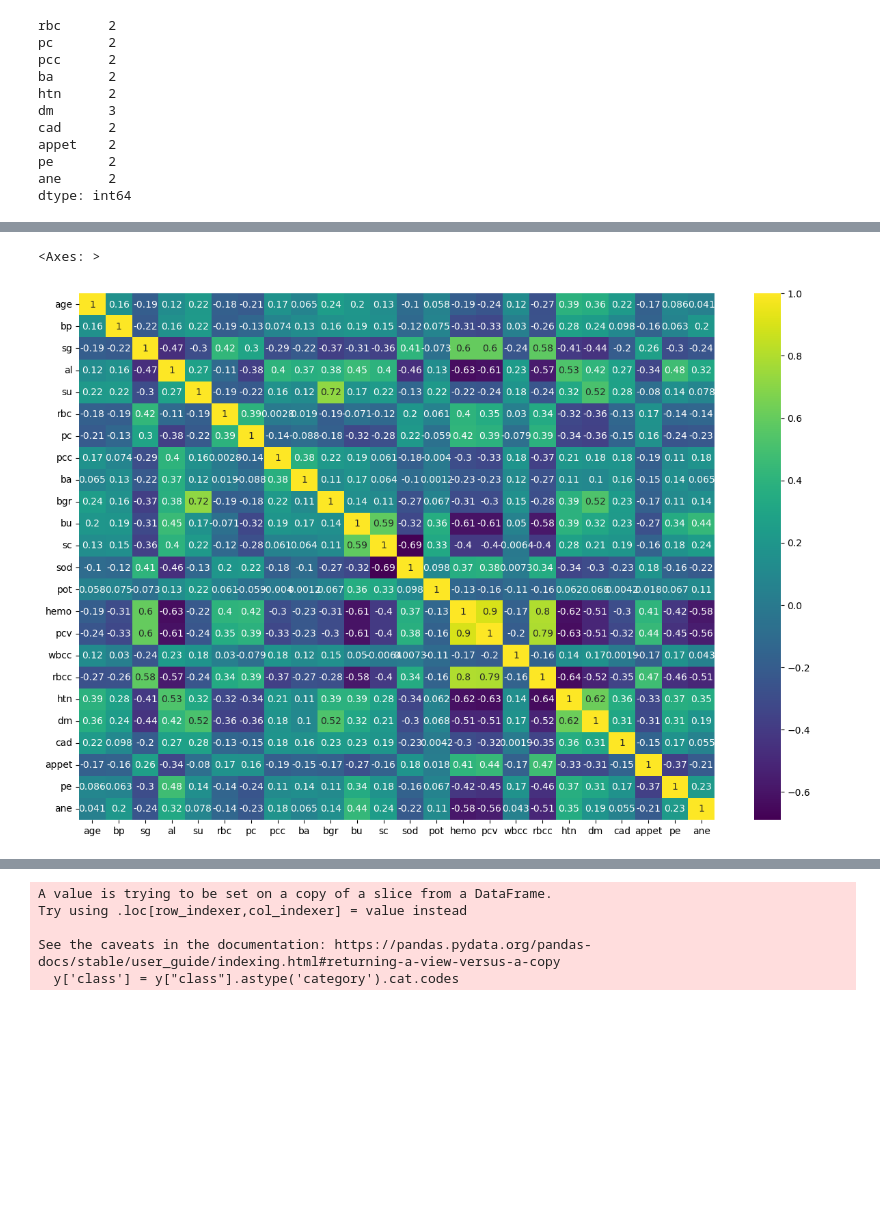
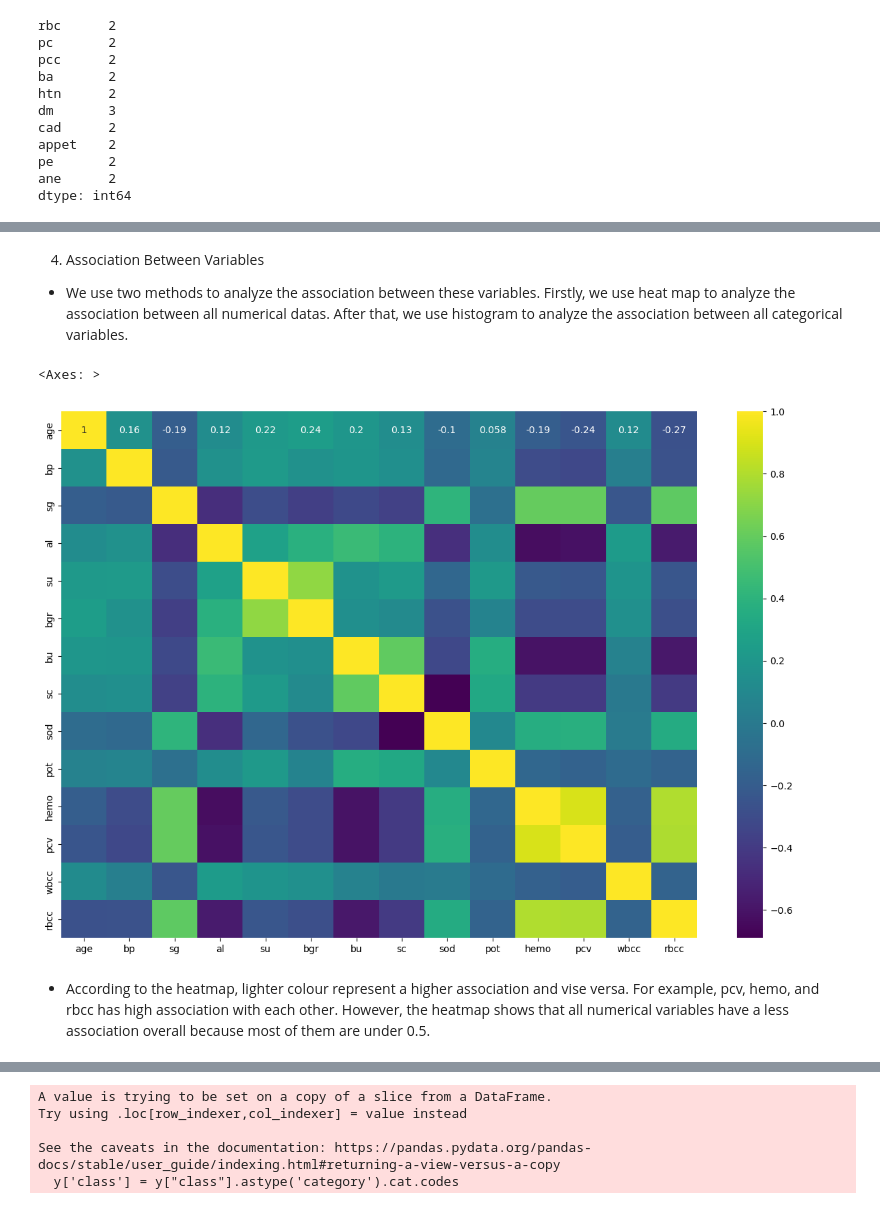
Before and after one commit to Zichuan66/Assignment-3, a Jupyter notebook: assignment6.ipynb, the cells around one changed output, grey strips where cells are left out. Saved outputs shown, nothing was run; the diff lists cells and outputs as text; code cells hidden in the pictures; blank space fills up the shorter version.

```diff
--- a/assignment6.ipynb
+++ b/assignment6.ipynb
@@ -333,6 +336,11 @@ maries, observation counts, data types, and distributions (at least three statem
+# %% [markdown]
+4. Association Between Variables
+- We use two methods to analyze the association between these variables. Firstly, we use heat map to analyze the association between all numerical datas. After that, we use histogram to analyze the association between all categorical variables.
 # %%
 plt.figure(figsize=(15, 10))
-sns.heatmap(X_reg.corr(), annot=True,cmap='viridis')
+sns.heatmap(X_reg[numerical].corr(), annot=True,cmap='viridis')
 # %% [output]
 <Axes: >
-[figure, old version]
+[figure, new version]
+# %% [markdown]
+- According to the heatmap, lighter colour represent a higher association and vise versa. For example, pcv, hemo, and rbcc has high association with each other. However, the heatmap shows that all numerical variables have a less association overall because most of them are under 0.5.
```
Also changed, not shown: parts of 137 cells of this notebook.
